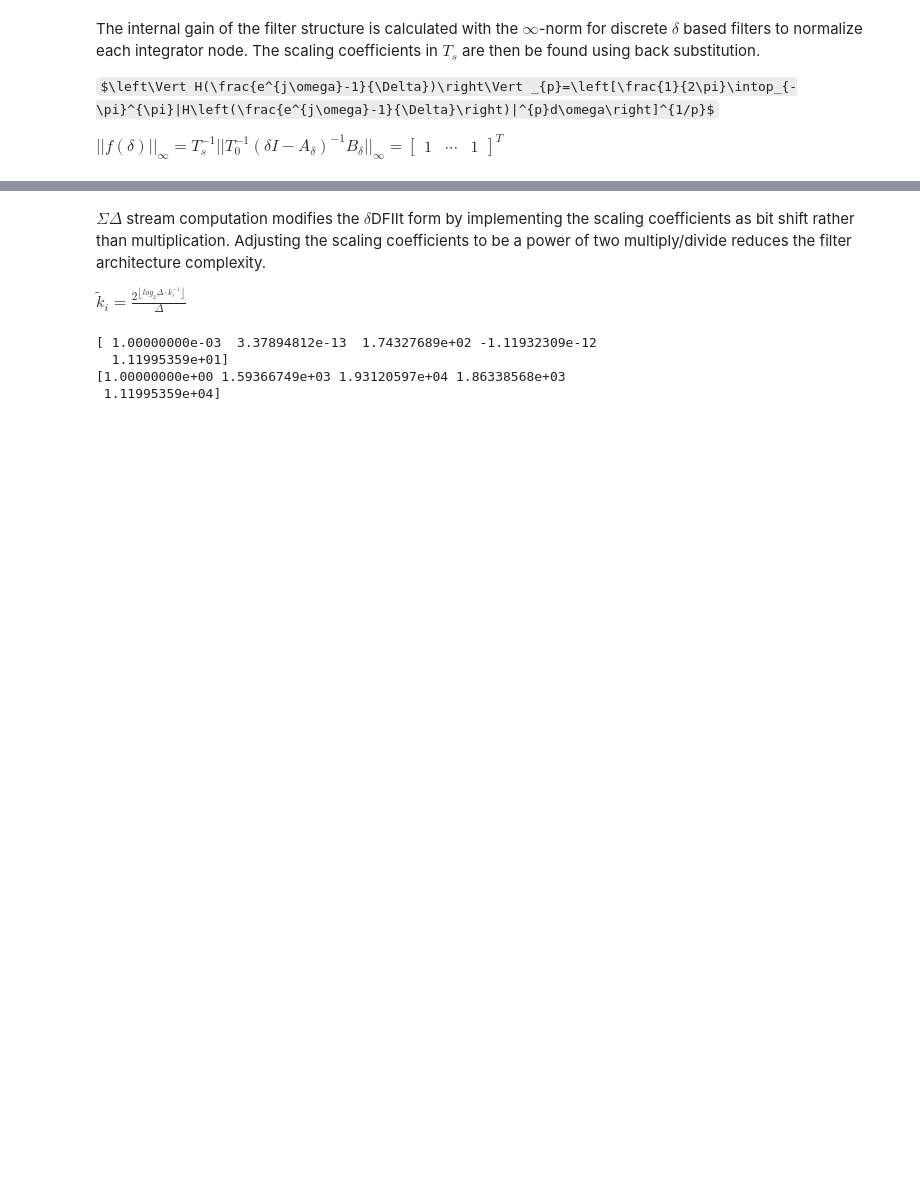
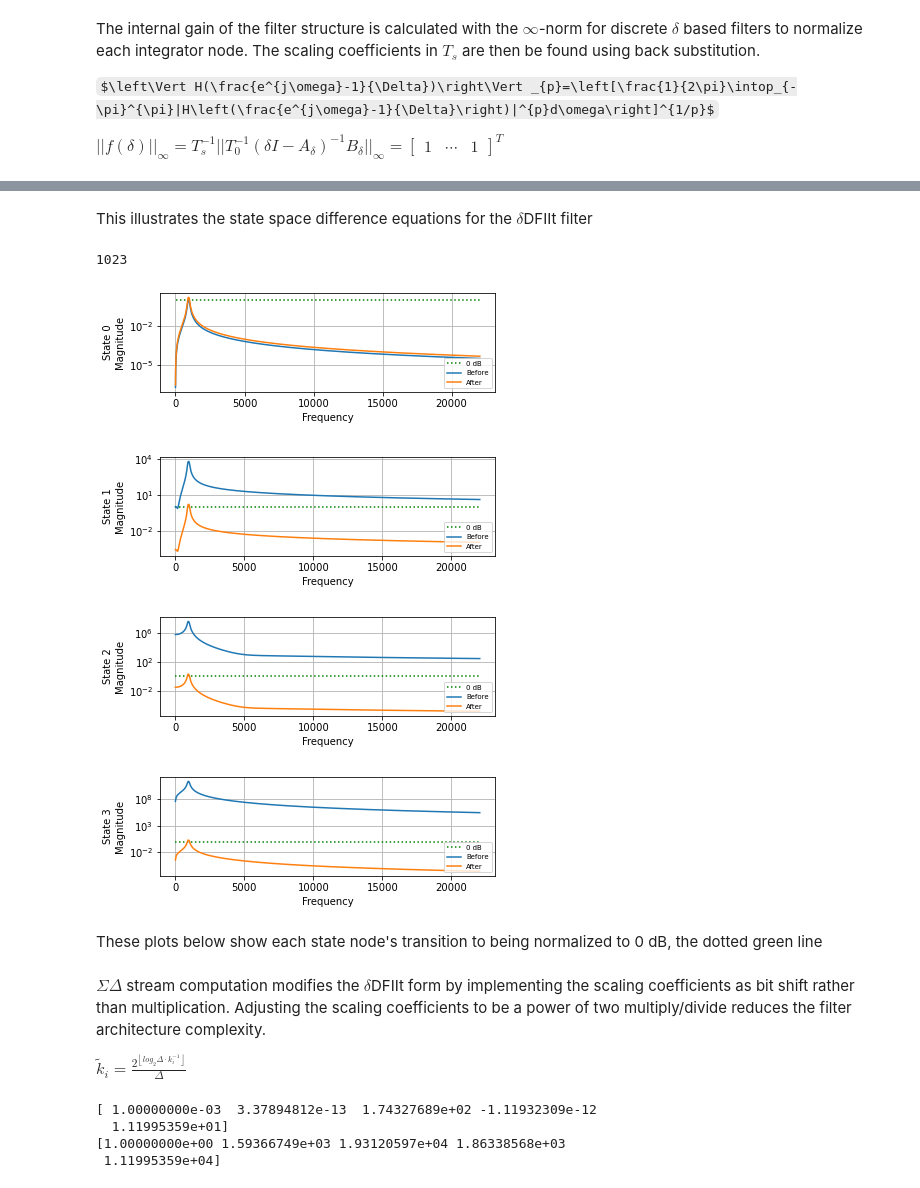
Before and after one commit to forrest-brewer/delta-control, a Jupyter notebook: notebooks/2_sigma_delta_conversion.ipynb, the cells around one changed output, grey strips where cells are left out. Cells and saved outputs as stored; diff of their text form; code cells hidden in the pictures; some formulas as TeX source; blank space fills up the shorter version.

```diff
--- a/notebooks/2_sigma_delta_conversion.ipynb
+++ b/notebooks/2_sigma_delta_conversion.ipynb
@@ -319,3 +311,19 @@ for i in range(f_norm.shape[0]):
+# %% [markdown]
+This illustrates the state space difference equations for the $\delta$DFIIt filter
+# %%
+[f_i_after, phz] = sdf.delta_bode(Ad,Bd,linalg.inv(Ts) @ T0_inv,0,f,ts)
+before = np.squeeze(f_i)
+after  = np.squeeze(f_i_after )
+print(f.shape[0]-1)
+sdf.mag_before_after_plot(before,after,f,'State', legend=['0 dB','Before','After'], add_line=1)
+# %% [output]
+1023
+[figure, added]
+[figure, added]
+[figure, added]
+[figure, added]
+# %% [markdown]
+These plots below show each state node's transition to being normalized to 0 dB, the dotted green line
 # %% [markdown]
 $\Sigma\Delta$ stream computation modifies the $\delta$DFIIt form by implementing the scaling coefficients as bit shift rather than multiplication. Adjusting the scaling coefficients to be a power of two multiply/divide reduces the filter architecture complexity.
 
```
Also changed, not shown: parts of 29 cells of this notebook, 6 other files.
